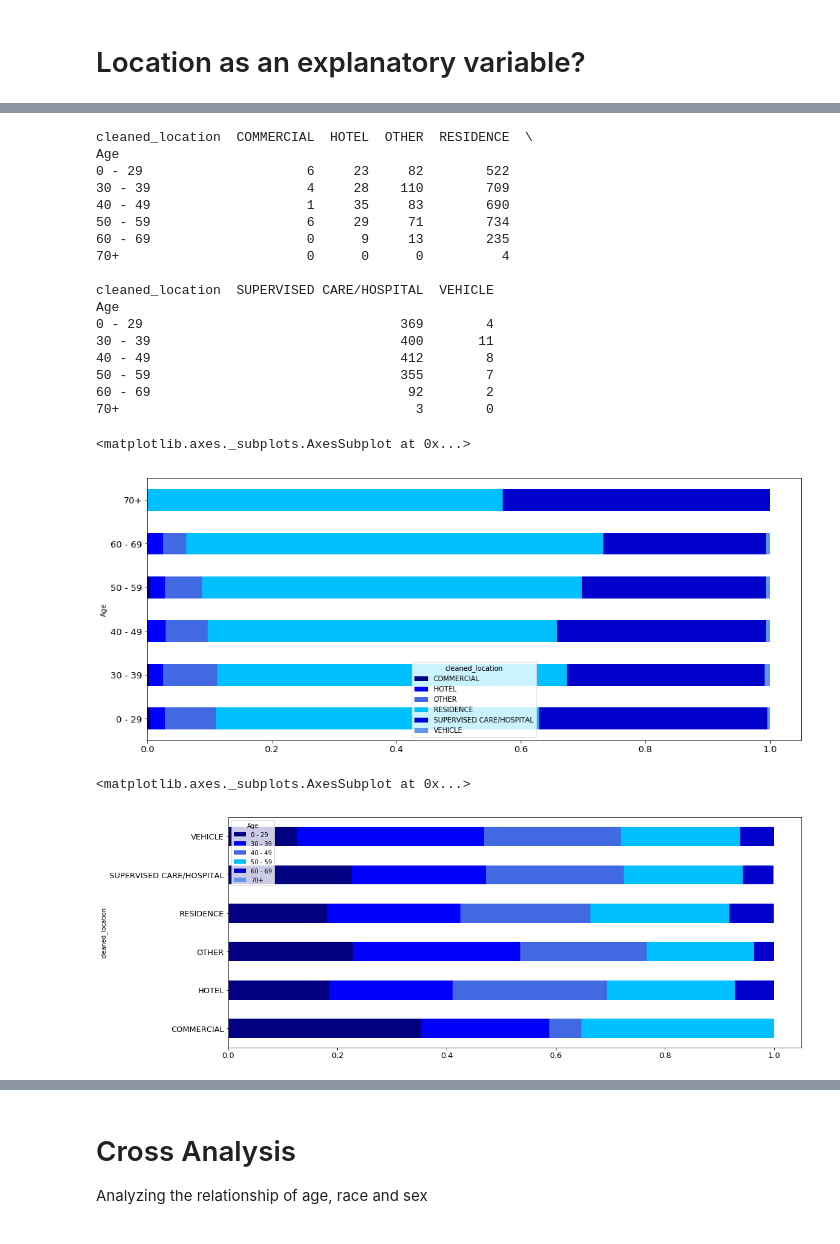
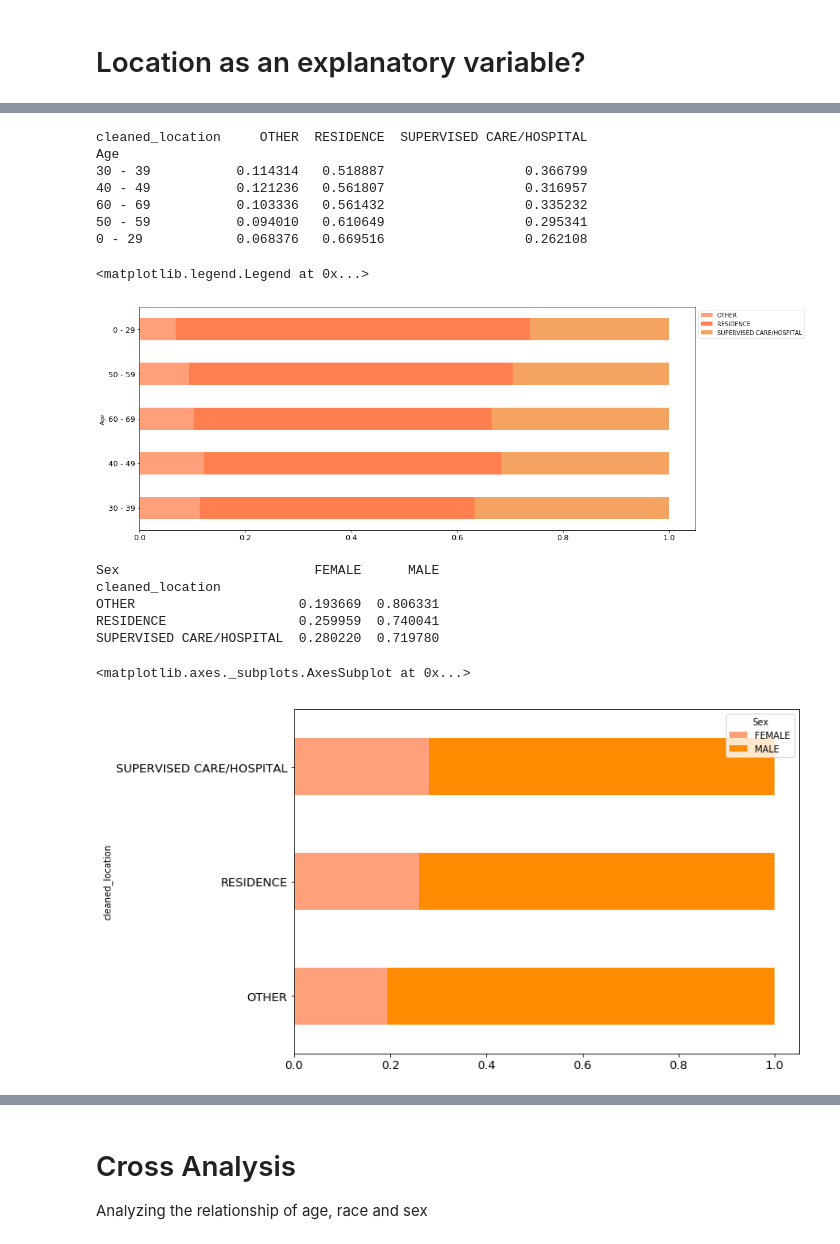
Before and after one commit to kalbond/data_science_term_project, a Jupyter notebook: notebooks/accidental_drug_related_deaths.ipynb, the cells around one changed output, grey strips where cells are left out. Cells and saved outputs as stored; diff of their text form; code cells hidden in the pictures.

```diff
--- a/notebooks/accidental_drug_related_deaths.ipynb
+++ b/notebooks/accidental_drug_related_deaths.ipynb
@@ -291,13 +291,13 @@ add_df = pd.merge(add_df, locales, on='LocationifOther', how='left')
 add_df.cleaned_location = add_df.cleaned_location.fillna(add_df.Location)
 
 #map the key phrases from the location column to more singular locations
-place={'NAN':"OTHER",'COMMERCIAL':"COMMERCIAL",'CONVALESCENT HOME':'SUPERVISED CARE/HOSPITAL','HOSPICE':'SUPERVISED CARE/HOSPITAL','NURSING HOME':'SUPERVISED CARE/HOSPITAL','HOSPITAL':'SUPERVISED CARE/HOSPITAL','HOTEL':"HOTEL",'OTHER':"OTHER",'RESIDENCE':"RESIDENCE",'SUPERVISED':"SUPERVISED CARE/HOSPITAL",'VEHICLE':"VEHICLE"}
+place={'NAN':"OTHER",'COMMERCIAL':"OTHER",'CONVALESCENT HOME':'SUPERVISED CARE/HOSPITAL','HOSPICE':'SUPERVISED CARE/HOSPITAL','NURSING HOME':'SUPERVISED CARE/HOSPITAL','HOSPITAL':'SUPERVISED CARE/HOSPITAL','HOTEL':"OTHER",'OTHER':"OTHER",'RESIDENCE':"RESIDENCE",'SUPERVISED':"SUPERVISED CARE/HOSPITAL",'VEHICLE':"OTHER"}
+
 add_df['cleaned_location'] = add_df['cleaned_location'].map(place)
 
 #Fill the new location field with the original Location field where there are NAs
 add_df.cleaned_location = add_df.cleaned_location.fillna('OTHER')
 
 print(add_df.groupby(['cleaned_location'])['cleaned_location'].count())
-print(add_df.groupby(['Location'])['Location'].count())
 # %% [output]
 cleaned_location
@@ -570,36 +595,31 @@ Name: Age, dtype: float64
 #examination of age vs location
 location_age = add_df.pivot_table('Age', index = bins, columns = 'cleaned_location', aggfunc='count',dropna=True,fill_value=0)
 #location_age
-print(location_age)
-
 location_age_pct = pd.crosstab(bins,add_df['cleaned_location']).apply(lambda r: r/r.sum(), axis=1)
+location_age_pct = location_age_pct[:5]
-# %% [output]
-cleaned_location  COMMERCIAL  HOTEL  OTHER  RESIDENCE  \
-Age
-0 - 29                     6     23     82        522
-30 - 39                    4     28    110        709
-40 - 49                    1     35     83        690
-50 - 59                    6     29     71        734
-60 - 69                    0      9     13        235
-70+                        0      0      0          4
-
-cleaned_location  SUPERVISED CARE/HOSPITAL  VEHICLE
-Age
-0 - 29                                 369        4
-30 - 39                                400       11
-40 - 49                                412        8
-50 - 59                                355        7
-60 - 69                                 92        2
-70+                                      3        0
 # %%
-location_age_pct.plot(kind='barh', stacked=True, figsize = (17,7), fontsize=13, color=['navy', 'blue', 'royalblue', 'deepskyblue', 'mediumblue', 'cornflowerblue', 'dodgerblue', 'slategray'])
+print(location_age_pct)
+location_age_pct.plot(kind='barh', stacked=True, figsize = (17,7), fontsize=13, color=['lightsalmon', 'coral', 'sandybrown', 'gold', 'darkorange', 'orange', 'darksalmon', 'mistyrose', 'lightcoral', 'darksalmon']).legend(bbox_to_anchor=(1, 1))
 # %% [output]
-<matplotlib.axes._subplots.AxesSubplot at 0x...>
+cleaned_location     OTHER  RESIDENCE  SUPERVISED CARE/HOSPITAL
+Age
+30 - 39           0.114314   0.518887                  0.366799
+40 - 49           0.121236   0.561807                  0.316957
+60 - 69           0.103336   0.561432                  0.335232
+50 - 59           0.094010   0.610649                  0.295341
+0 - 29            0.068376   0.669516                  0.262108
+<matplotlib.legend.Legend at 0x...>
-[figure, old version]
+[figure, new version]
 # %%
-age_location_pct = pd.crosstab(add_df['cleaned_location'],bins).apply(lambda r: r/r.sum(), axis=1)
-age_location_pct.plot(kind='barh', stacked=True, figsize = (17,7), fontsize=13, color=['navy', 'blue', 'royalblue', 'deepskyblue', 'mediumblue', 'cornflowerblue', 'dodgerblue', 'slategray'])
+sex_location_pct = pd.crosstab(add_df['cleaned_location'],add_df.Sex).apply(lambda r: r/r.sum(), axis=1)
+print(sex_location_pct)
+sex_location_pct.plot(kind='barh', stacked=True, figsize = (10,7), fontsize=13, color=['lightsalmon', 'darkorange', 'orange', 'darksalmon', 'mistyrose', 'lightcoral', 'darksalmon'])
 # %% [output]
-<matplotlib.axes._subplots.AxesSubplot at 0x...>
+Sex                         FEMALE      MALE
+cleaned_location
+OTHER                     0.193669  0.806331
+RESIDENCE                 0.259959  0.740041
+SUPERVISED CARE/HOSPITAL  0.280220  0.719780
+<matplotlib.axes._subplots.AxesSubplot at 0x...>
-[figure, old version]
+[figure, new version]
 # %%
```
Also changed, not shown: parts of 18 cells of this notebook.
